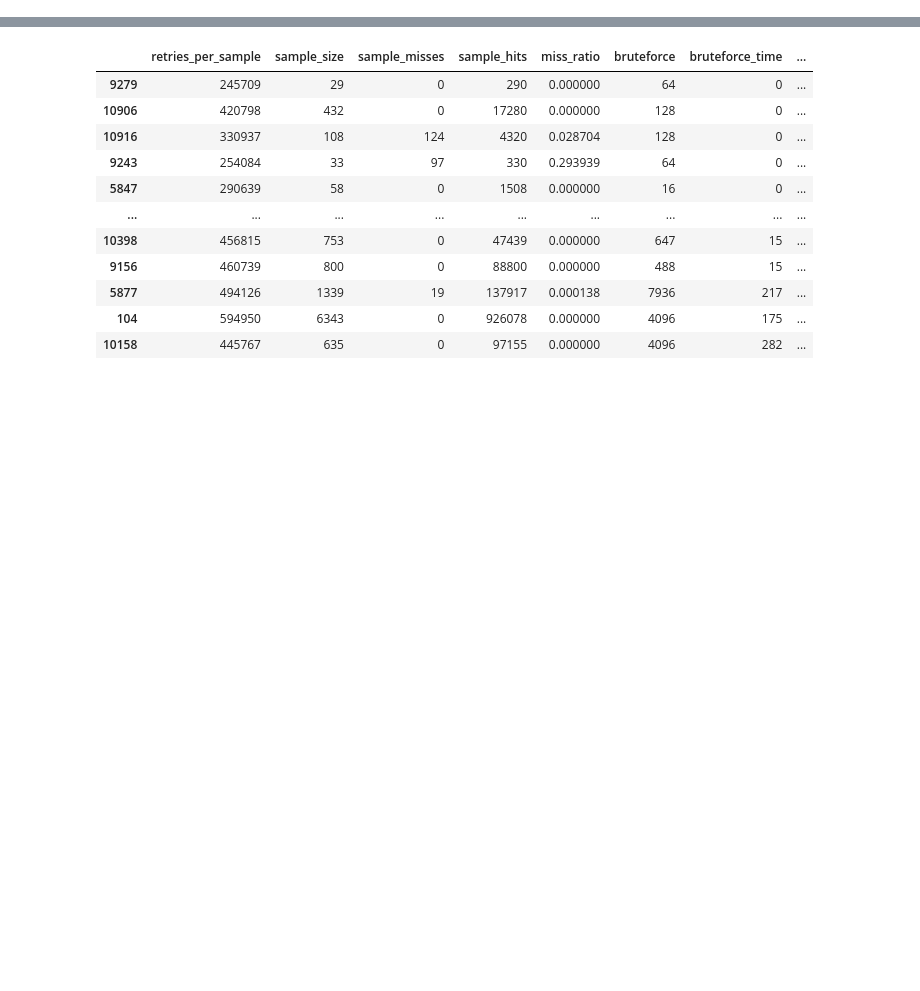
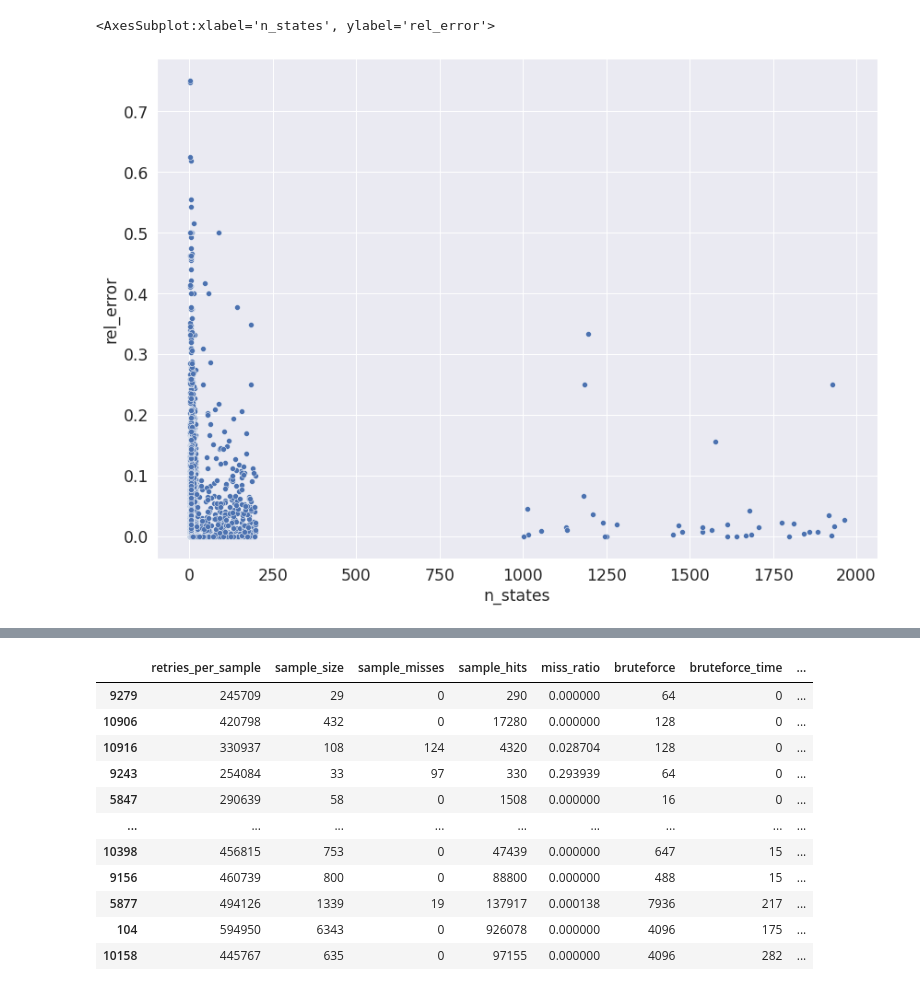
Before and after one commit to viantirreau/count-nfa, a Jupyter notebook: cpp_bindings.ipynb, the cells around one changed output, grey strips where cells are left out. Cells and saved outputs as stored; diff of their text form; code cells hidden in the pictures; blank space fills up the shorter version.

```diff
--- a/cpp_bindings.ipynb
+++ b/cpp_bindings.ipynb
@@ -18,8 +18,8 @@ sns.set(rc={"figure.figsize": (14,10),
             'ytick.labelsize':'x-large'})
 # %%
 def random_run():
-    n_states = randint(20, 200)
-    sparsity = round(0.03 * random() + 0.97, 5)
+    n_states = randint(1000, 2000)
+    sparsity = round(0.01 * random() + 0.99, 5)
     n_initial = randint(1, min(n_states, 2))
     n_final = randint(1, min(n_states, 3))
     string_length = randint(3, 10)
@@ -29,9 +29,9 @@ def random_run():
 
     res_array = []
 
-    epsilon = round(random() * 95 + 5, 1) # epsilon \in [5, 100]
+    epsilon = round(random() * 45 + 50, 1) # epsilon \in [5, 100]
     kappa_multiple = 1
-    phi_multiple = round(2 ** (5 + random() * 5)) # phi_multiple \in [32, 1024]
+    phi_multiple = round(2 ** (7 + random() * 5)) # phi_multiple \in [32, 1024]
 
     cpp_input = f"{string_length} {epsilon} {kappa_multiple} {phi_multiple}\n" + rand_nfa_text
     program = ["timeout", "300", "./cpp/main"]
@@ -134,0 +123,5 @@ df[df.epsilon < 80].rel_error.quantile(.99)
+# %%
+sns.scatterplot(data=df, x="n_states", y="rel_error")
+# %% [output]
+<AxesSubplot:xlabel='n_states', ylabel='rel_error'>
+[figure, added]
```
Also changed, not shown: parts of 22 cells of this notebook, 1 other file.
